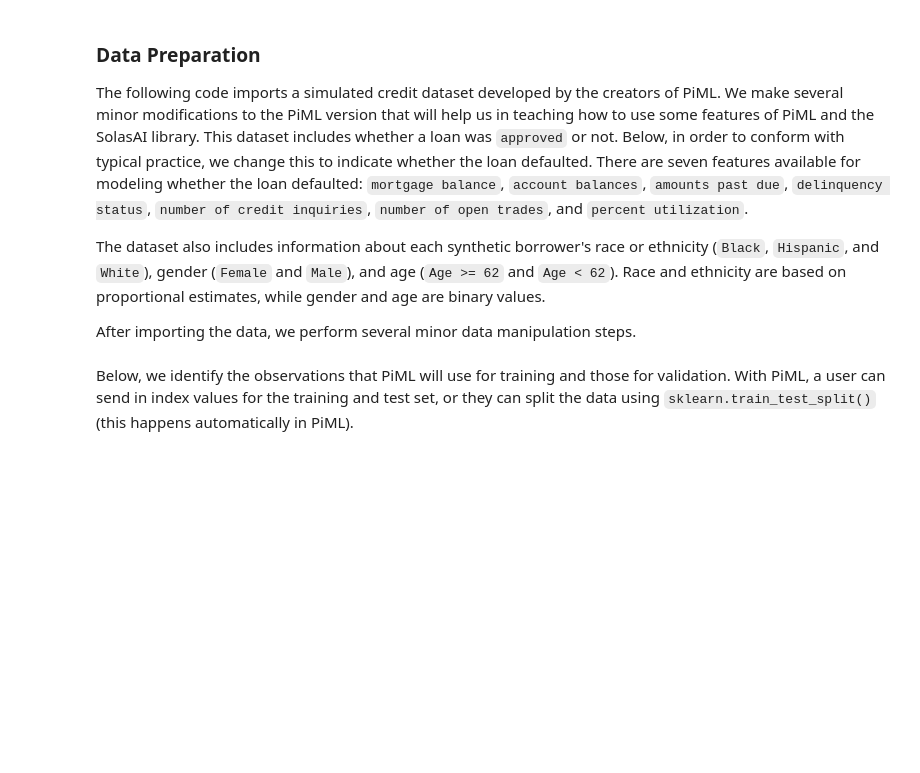
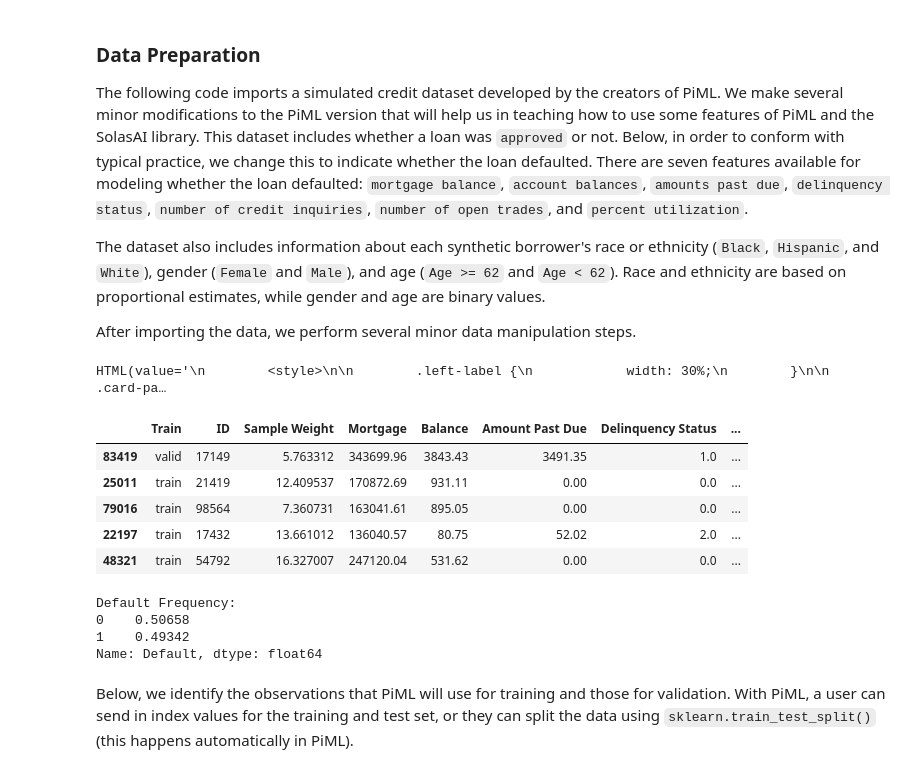
Before and after one commit to nickpschmidt/public_talks, a Jupyter notebook: 20240613 - Marcus Evans - Model Validation Class/01_Fairness_Testing.ipynb, the cells around one changed output. Drawn from its saved outputs; the diff is of its cells as text; code cells hidden in the pictures; blank space fills up the shorter version.

```diff
--- a/20240613 - Marcus Evans - Model Validation Class/01_Fairness_Testing.ipynb
+++ b/20240613 - Marcus Evans - Model Validation Class/01_Fairness_Testing.ipynb
@@ -45,17 +45,30 @@ After importing the data, we perform several minor data manipulation steps.
 # %%
 try:
     df = pd.read_parquet("C:/Users/nickp/repos/solas-ai-disparity/examples/data/20221221_simulated_credit_data_w_preds.parquet.gz")
 except:
     df = pd.read_parquet("https://github.com/SolasAI/solas-ai-disparity/blob/main/examples/data/20221221_simulated_credit_data_w_preds.parquet.gz?raw=true")
 
 df['Default'] = 1 - df['Approved']
 df = (df
       .drop(columns=['Approved', 'Baseline Prediction', 'Baseline Offer', 'Minority', 'Majority', 'Gender', 'Race', 'Age'])
       .rename(columns={'Minority-1-Proportional': 'Black', 'Minority-2-Proportional': 'Hispanic', 'Majority-Proportional': 'White'})
       .sort_index(level=['Train', 'ID'])
       .reset_index(drop=False)
 )
-df.sample(random_state=161803, n=5)
+display(df.sample(random_state=161803, n=5))
+print(f"\nDefault Frequency:\n{df['Default'].value_counts(normalize=True)}")
+# %% [output]
+HTML(value='\n        <style>\n\n        .left-label {\n            width: 30%;\n        }\n\n        .card-pa…
+|  | Train | ID | Sample Weight | Mortgage | Balance | Amount Past Due | Delinquency Status | ... |
+| 83419 | valid | 17149 | 5.763312 | 343699.96 | 3843.43 | 3491.35 | 1.0 | ... |
+| 25011 | train | 21419 | 12.409537 | 170872.69 | 931.11 | 0.00 | 0.0 | ... |
+| 79016 | train | 98564 | 7.360731 | 163041.61 | 895.05 | 0.00 | 0.0 | ... |
+| 22197 | train | 17432 | 13.661012 | 136040.57 | 80.75 | 52.02 | 2.0 | ... |
+| 48321 | train | 54792 | 16.327007 | 247120.04 | 531.62 | 0.00 | 0.0 | ... |
+Default Frequency:
+0    0.50658
+1    0.49342
+Name: Default, dtype: float64
 # %% [markdown]
 Below, we identify the observations that PiML will use for training and those for validation.  With PiML, a user can send in index values for the training and test set, or they can split the data using `sklearn.train_test_split()` (this happens automatically in PiML).
 # %%
```
Also changed, not shown: parts of 23 cells of this notebook, 1 other file.
